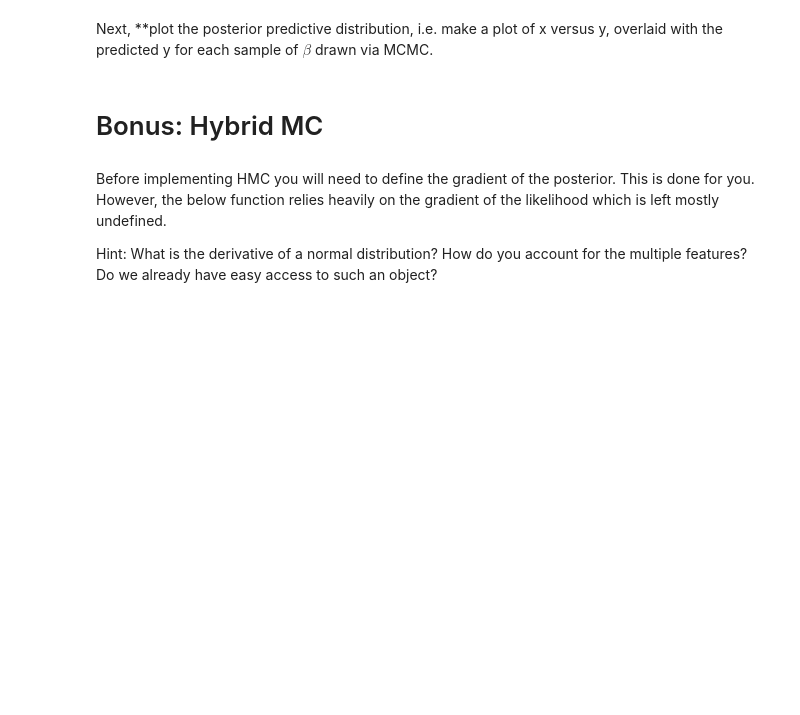
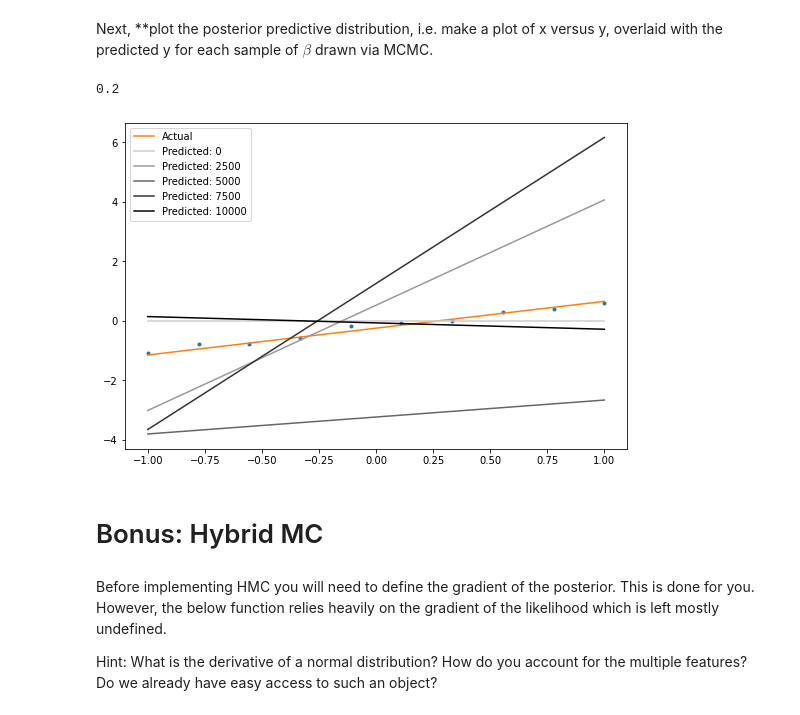
Before and after one commit to UMT-CSCI-591-Deep-Learning-2022/Week_14_MCMC, a Jupyter notebook: BayesianLinearRegression.ipynb, the cells around one changed output. Saved outputs shown, nothing was run; the diff lists cells and outputs as text; code cells hidden in the pictures; blank space fills up the shorter version.

```diff
--- a/BayesianLinearRegression.ipynb
+++ b/BayesianLinearRegression.ipynb
@@ -191,13 +281,26 @@ First, **plot the random walk of MH algorithm throughout the feature space.** (i
 # %% [markdown]
 Next, **plot the posterior predictive distribution, i.e. make a plot of x versus y, overlaid with the predicted y for each sample of $\beta$ drawn via MCMC.
 # %%
+plt.figure(figsize=(9,6))
 plt.plot(x,y,'.')
 
 plt.plot(x,coeff_plot(act_coeffs,x),label='Actual')
 
+colors = []
+
+color = 0.8
+num_lines = 4
+color_change = color/num_lines
+print(color_change)
 # for beta in samples, plot the regression line
-
+for i in range(0,num_steps+1,int(num_steps/num_lines)):
+  plt.plot(x,coeff_plot(betas[i],x),color=str(color),label=f'Predicted: {i}', )
+  color -= (color_change)
 plt.legend()
+plt.show()
+# %% [output]
+0.2
+[figure, added]
 # %% [markdown]
 # Bonus: Hybrid MC
 # %% [markdown]
```
Also changed, not shown: parts of 13 cells of this notebook.
